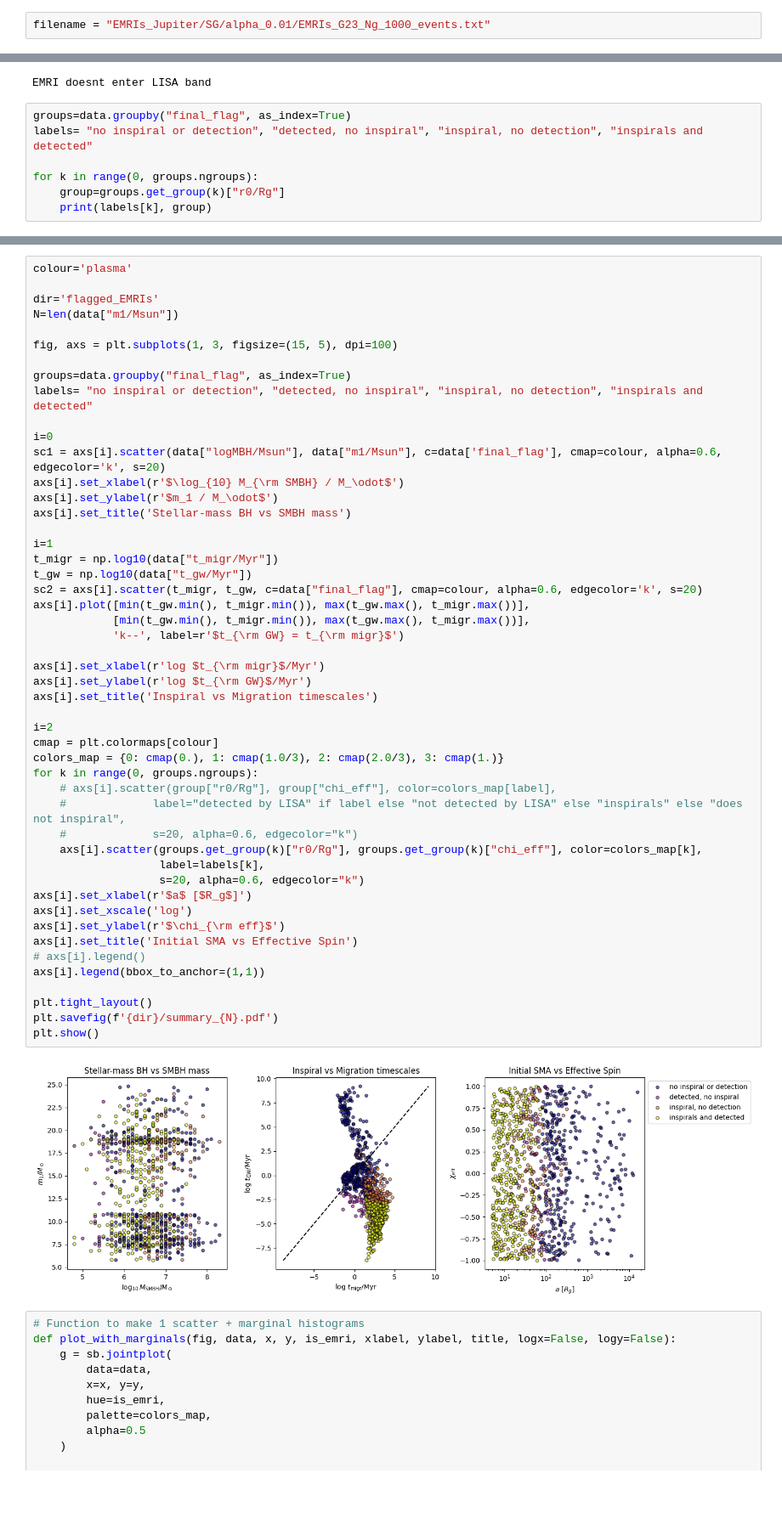
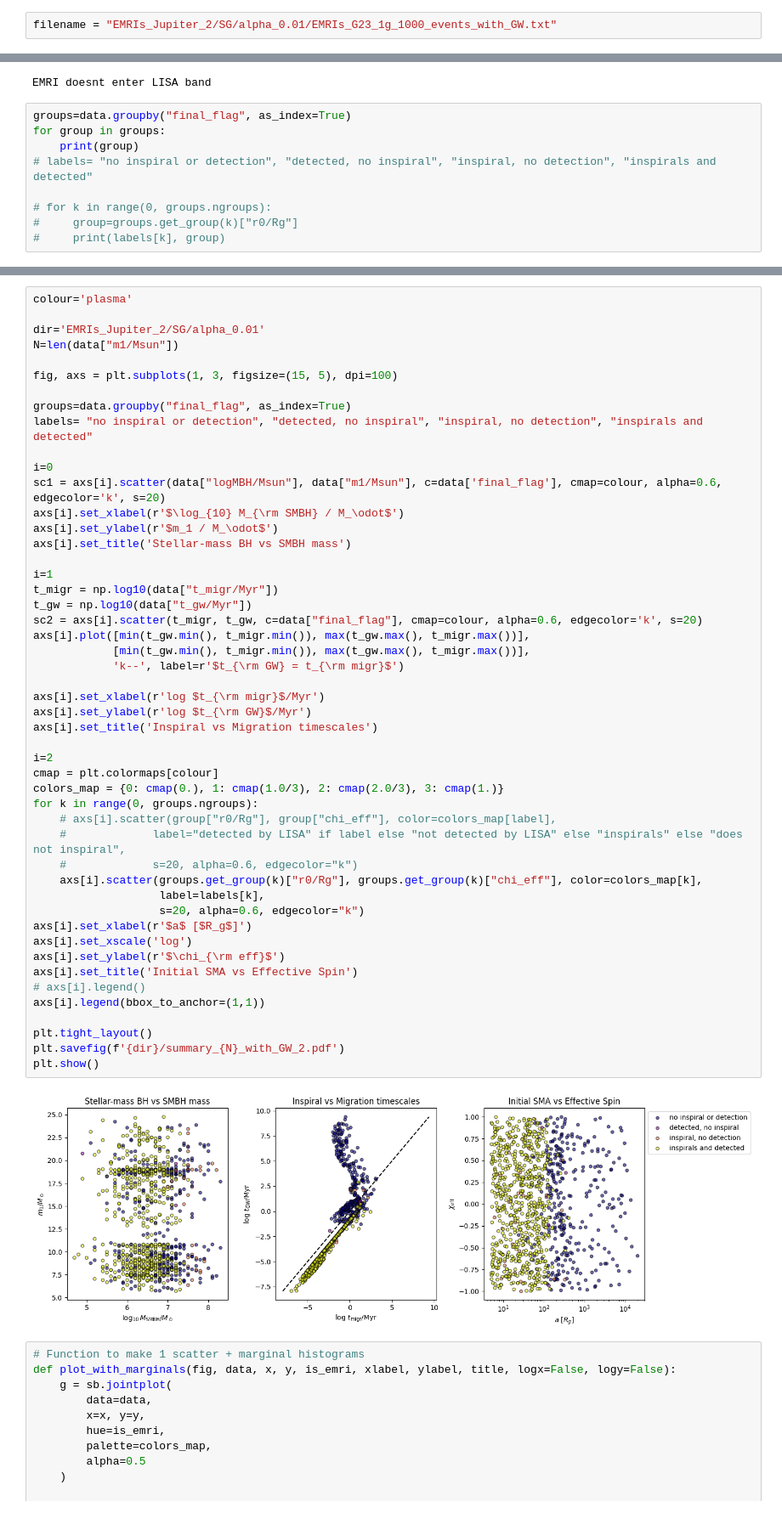
Before and after one commit to jt-stevenson/EMRIs_test, a Jupyter notebook: EMRIs_plots.ipynb, the cells around one changed output, grey strips where cells are left out. Shown at 85% size. Cells and saved outputs as stored; diff of their text form.

```diff
--- a/EMRIs_plots.ipynb
+++ b/EMRIs_plots.ipynb
@@ -9,7 +9,7 @@ import binary_formation_distribution_V8 as myscript
 import NT_disk_Eqns_V1 as jscript
 import pagn.constants as ct
 # %%
-filename = "EMRIs_Jupiter/SG/alpha_0.01/EMRIs_G23_Ng_1000_events.txt"
+filename = "EMRIs_Jupiter_2/SG/alpha_0.01/EMRIs_G23_1g_1000_events_with_GW.txt"
 # %%
 with open(filename) as f:
     lines = f.readlines()
@@ -183,9 +183,11 @@ elif lisa_flag==0:
 EMRI doesnt enter LISA band
 # %%
 groups=data.groupby("final_flag", as_index=True)
-labels= "no inspiral or detection", "detected, no inspiral", "inspiral, no detection", "inspirals and detected"
+for group in groups:
+    print(group)
+# labels= "no inspiral or detection", "detected, no inspiral", "inspiral, no detection", "inspirals and detected"
 
-for k in range(0, groups.ngroups):
-    group=groups.get_group(k)["r0/Rg"]
-    print(labels[k], group)
+# for k in range(0, groups.ngroups):
+#     group=groups.get_group(k)["r0/Rg"]
+#     print(labels[k], group)
 # %% [output]
@@ -209,7 +211,7 @@ Name: r0/Rg, dtype: float64
 # %%
 colour='plasma'
 
-dir='flagged_EMRIs'
+dir='EMRIs_Jupiter_2/SG/alpha_0.01'
 N=len(data["m1/Msun"])
 
 fig, axs = plt.subplots(1, 3, figsize=(15, 5), dpi=100)
@@ -228,35 +230,35 @@ t_migr = np.log10(data["t_migr/Myr"])
 t_gw = np.log10(data["t_gw/Myr"])
 sc2 = axs[i].scatter(t_migr, t_gw, c=data["final_flag"], cmap=colour, alpha=0.6, edgecolor='k', s=20)
 axs[i].plot([min(t_gw.min(), t_migr.min()), max(t_gw.max(), t_migr.max())],
             [min(t_gw.min(), t_migr.min()), max(t_gw.max(), t_migr.max())],
             'k--', label=r'$t_{\rm GW} = t_{\rm migr}$')
 
 axs[i].set_xlabel(r'log $t_{\rm migr}$/Myr')
 axs[i].set_ylabel(r'log $t_{\rm GW}$/Myr')
 axs[i].set_title('Inspiral vs Migration timescales')
 
 i=2
 cmap = plt.colormaps[colour]
 colors_map = {0: cmap(0.), 1: cmap(1.0/3), 2: cmap(2.0/3), 3: cmap(1.)}
 for k in range(0, groups.ngroups):
     # axs[i].scatter(group["r0/Rg"], group["chi_eff"], color=colors_map[label],
     #             label="detected by LISA" if label else "not detected by LISA" else "inspirals" else "does not inspiral",
     #             s=20, alpha=0.6, edgecolor="k")
     axs[i].scatter(groups.get_group(k)["r0/Rg"], groups.get_group(k)["chi_eff"], color=colors_map[k],
                    label=labels[k],
                    s=20, alpha=0.6, edgecolor="k")
 axs[i].set_xlabel(r'$a$ [$R_g$]')
 axs[i].set_xscale('log')
 axs[i].set_ylabel(r'$\chi_{\rm eff}$')
 axs[i].set_title('Initial SMA vs Effective Spin')
 # axs[i].legend()
 axs[i].legend(bbox_to_anchor=(1,1))
 
 plt.tight_layout()
-plt.savefig(f'{dir}/summary_{N}.pdf')
+plt.savefig(f'{dir}/summary_{N}_with_GW_2.pdf')
 plt.show()
 # %% [output]
-[figure, old version]
+[figure, new version]
 # %%
 # Function to make 1 scatter + marginal histograms
 def plot_with_marginals(fig, data, x, y, is_emri, xlabel, ylabel, title, logx=False, logy=False):
```
Also changed, not shown: parts of 7 cells of this notebook, 3 other files.
